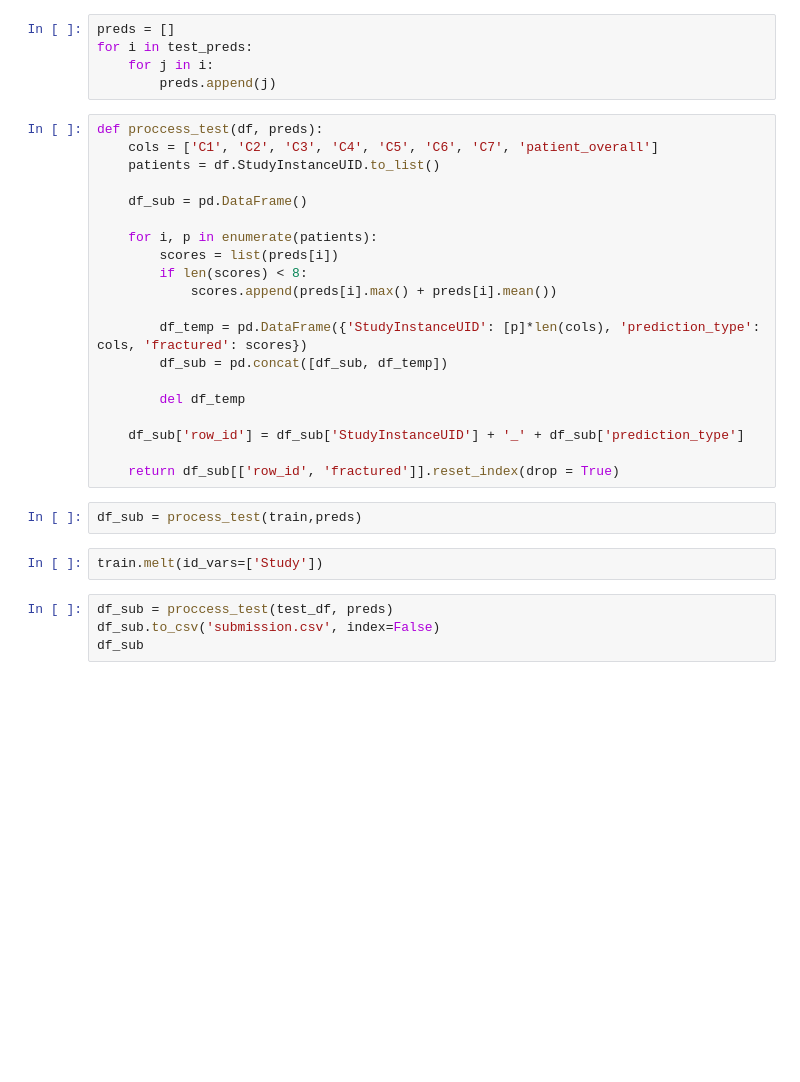
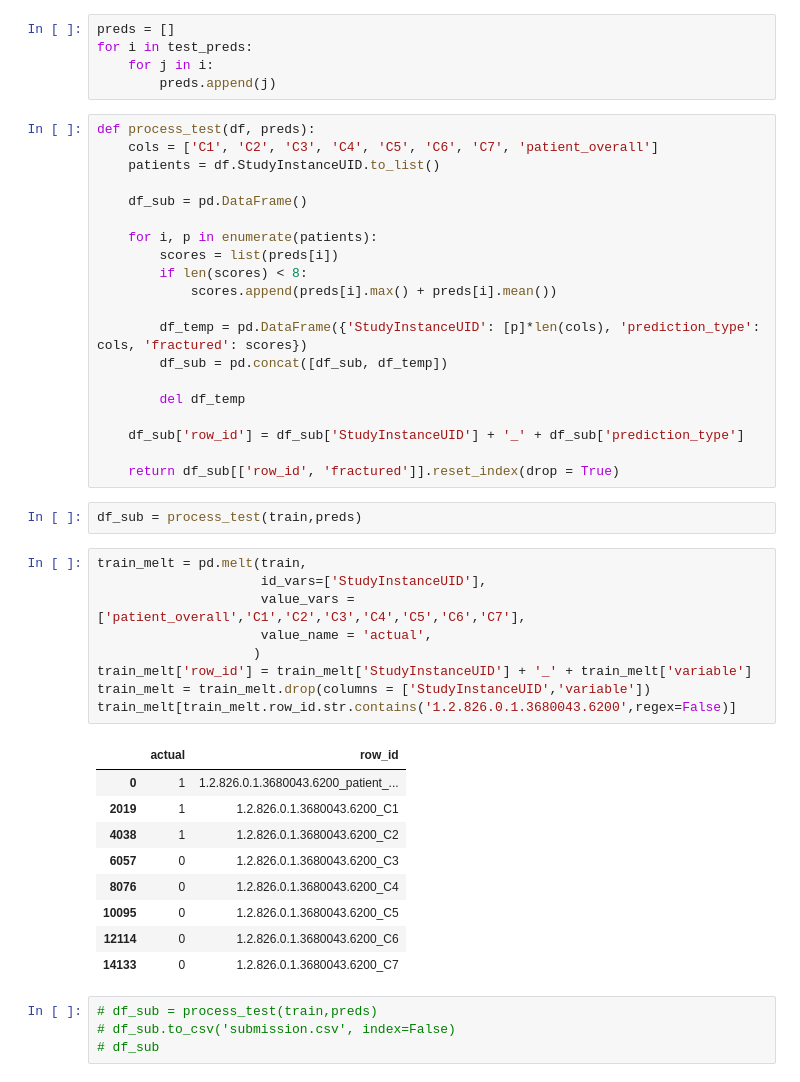
Before and after one commit to janehung04/UCB-w210-2022-fall-neckfrac, a Jupyter notebook: rsna-fracture-detection-error-analysis.ipynb, the cells around one changed output. Cells and saved outputs as stored; diff of their text form; blank space fills up the shorter version.

```diff
--- a/rsna-fracture-detection-error-analysis.ipynb
+++ b/rsna-fracture-detection-error-analysis.ipynb
@@ -338,7 +369,7 @@ for i in test_preds:
     for j in i:
         preds.append(j)
 # %%
-def proccess_test(df, preds):
+def process_test(df, preds):
     cols = ['C1', 'C2', 'C3', 'C4', 'C5', 'C6', 'C7', 'patient_overall']
     patients = df.StudyInstanceUID.to_list()
 
@@ -360,8 +391,25 @@ def proccess_test(df, preds):
 # %%
 df_sub = process_test(train,preds)
 # %%
-train.melt(id_vars=['Study'])
+train_melt = pd.melt(train,
+                     id_vars=['StudyInstanceUID'],
+                     value_vars = ['patient_overall','C1','C2','C3','C4','C5','C6','C7'],
+                     value_name = 'actual',
+                    )
+train_melt['row_id'] = train_melt['StudyInstanceUID'] + '_' + train_melt['variable']
+train_melt = train_melt.drop(columns = ['StudyInstanceUID','variable'])
+train_melt[train_melt.row_id.str.contains('1.2.826.0.1.3680043.6200',regex=False)]
+# %% [output]
+|  | actual | row_id |
+| 0 | 1 | 1.2.826.0.1.3680043.6200_patient_... |
+| 2019 | 1 | 1.2.826.0.1.3680043.6200_C1 |
+| 4038 | 1 | 1.2.826.0.1.3680043.6200_C2 |
+| 6057 | 0 | 1.2.826.0.1.3680043.6200_C3 |
+| 8076 | 0 | 1.2.826.0.1.3680043.6200_C4 |
+| 10095 | 0 | 1.2.826.0.1.3680043.6200_C5 |
+| 12114 | 0 | 1.2.826.0.1.3680043.6200_C6 |
+| 14133 | 0 | 1.2.826.0.1.3680043.6200_C7 |
-# %%
-df_sub = proccess_test(test_df, preds)
-df_sub.to_csv('submission.csv', index=False)
-df_sub
+# %%
+# df_sub = process_test(train,preds)
+# df_sub.to_csv('submission.csv', index=False)
+# df_sub
```
Also changed, not shown: parts of 11 cells of this notebook, 1 other file.
